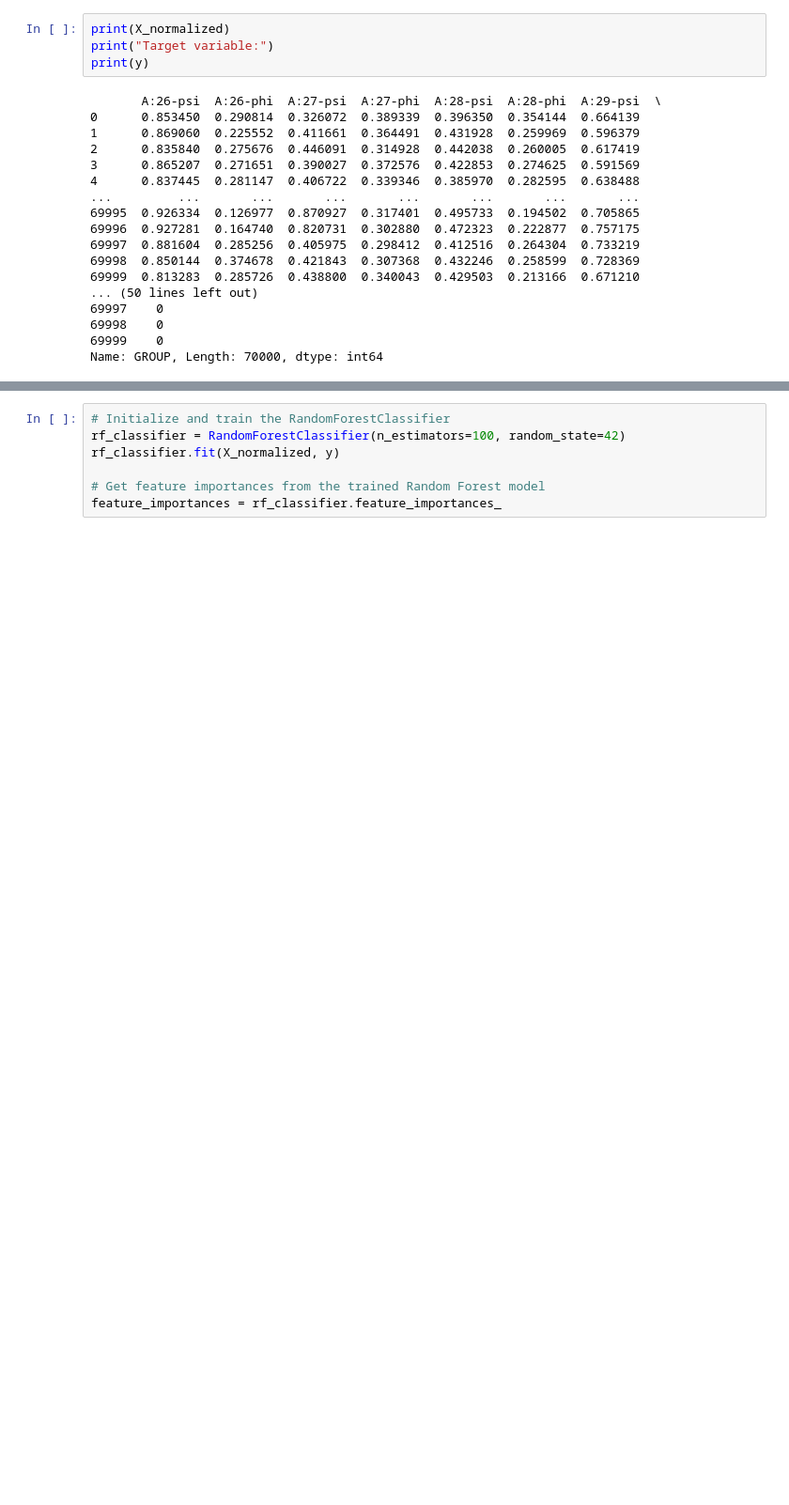
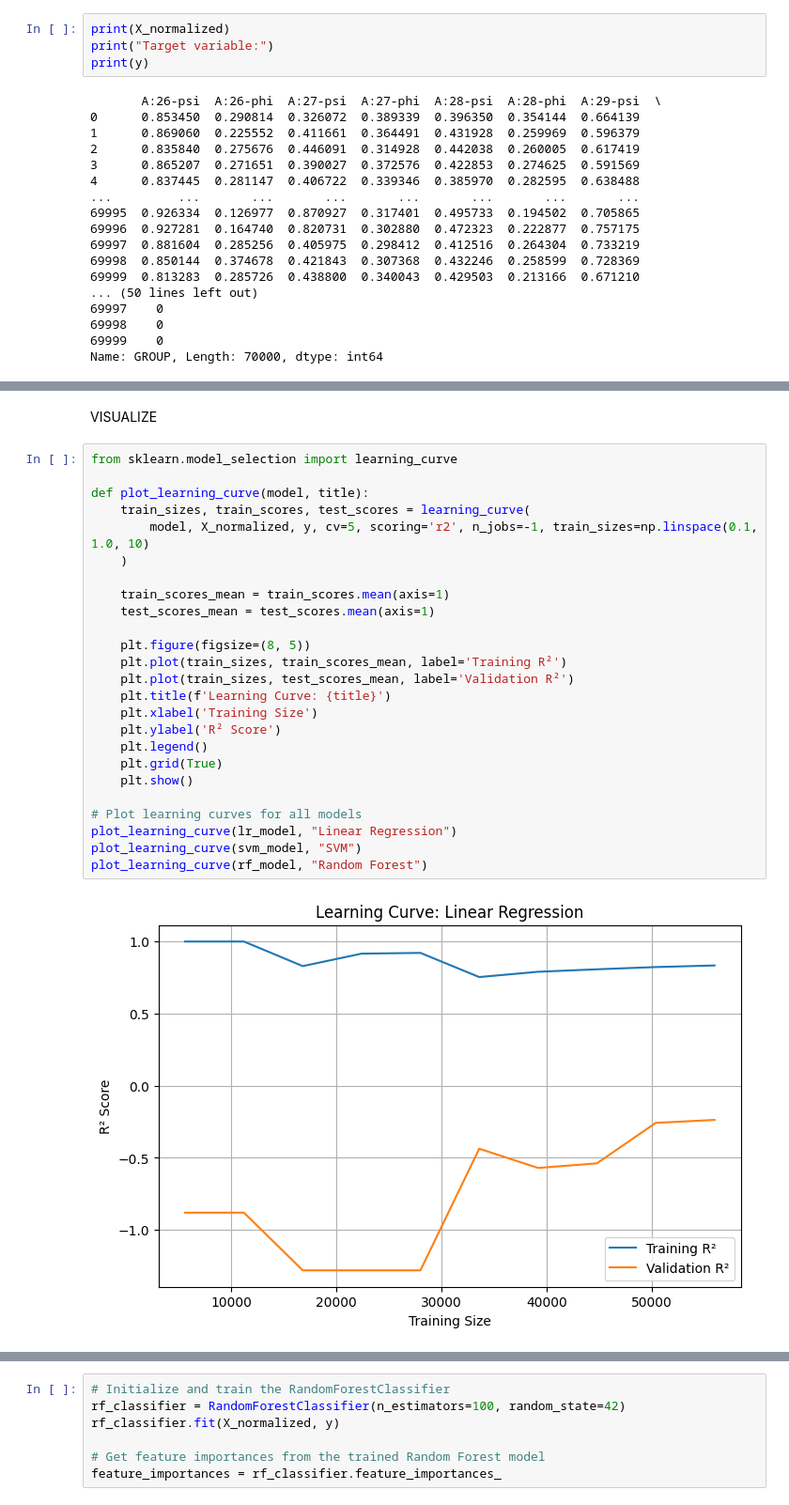
Before and after one commit to Roshankumarshridhar/Feature_importance, a Jupyter notebook: feature_importance_TEM_1.ipynb, the cells around one changed output, grey strips where cells are left out. Shown at 94% size. Saved outputs shown, nothing was run; the diff lists cells and outputs as text; blank space fills up the shorter version.

```diff
--- a/feature_importance_TEM_1.ipynb
+++ b/feature_importance_TEM_1.ipynb
@@ -102,0 +296,29 @@ Name: GROUP, Length: 70000, dtype: int64
+# %% [markdown]
+VISUALIZE
+# %%
+from sklearn.model_selection import learning_curve
+
+def plot_learning_curve(model, title):
+    train_sizes, train_scores, test_scores = learning_curve(
+        model, X_normalized, y, cv=5, scoring='r2', n_jobs=-1, train_sizes=np.linspace(0.1, 1.0, 10)
+    )
+
+    train_scores_mean = train_scores.mean(axis=1)
+    test_scores_mean = test_scores.mean(axis=1)
+
+    plt.figure(figsize=(8, 5))
+    plt.plot(train_sizes, train_scores_mean, label='Training R²')
+    plt.plot(train_sizes, test_scores_mean, label='Validation R²')
+    plt.title(f'Learning Curve: {title}')
+    plt.xlabel('Training Size')
+    plt.ylabel('R² Score')
+    plt.legend()
+    plt.grid(True)
+    plt.show()
+
+# Plot learning curves for all models
+plot_learning_curve(lr_model, "Linear Regression")
+plot_learning_curve(svm_model, "SVM")
+plot_learning_curve(rf_model, "Random Forest")
+# %% [output]
+[figure, added]
```
Also changed, not shown: parts of 35 cells of this notebook.
